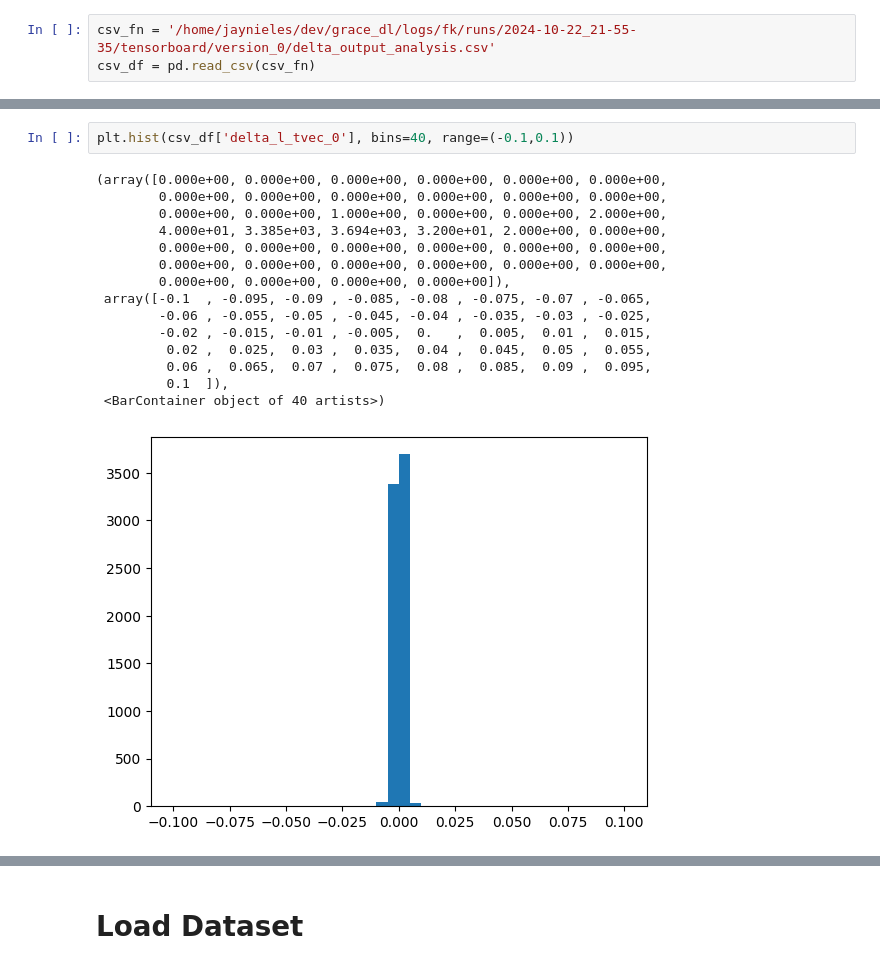
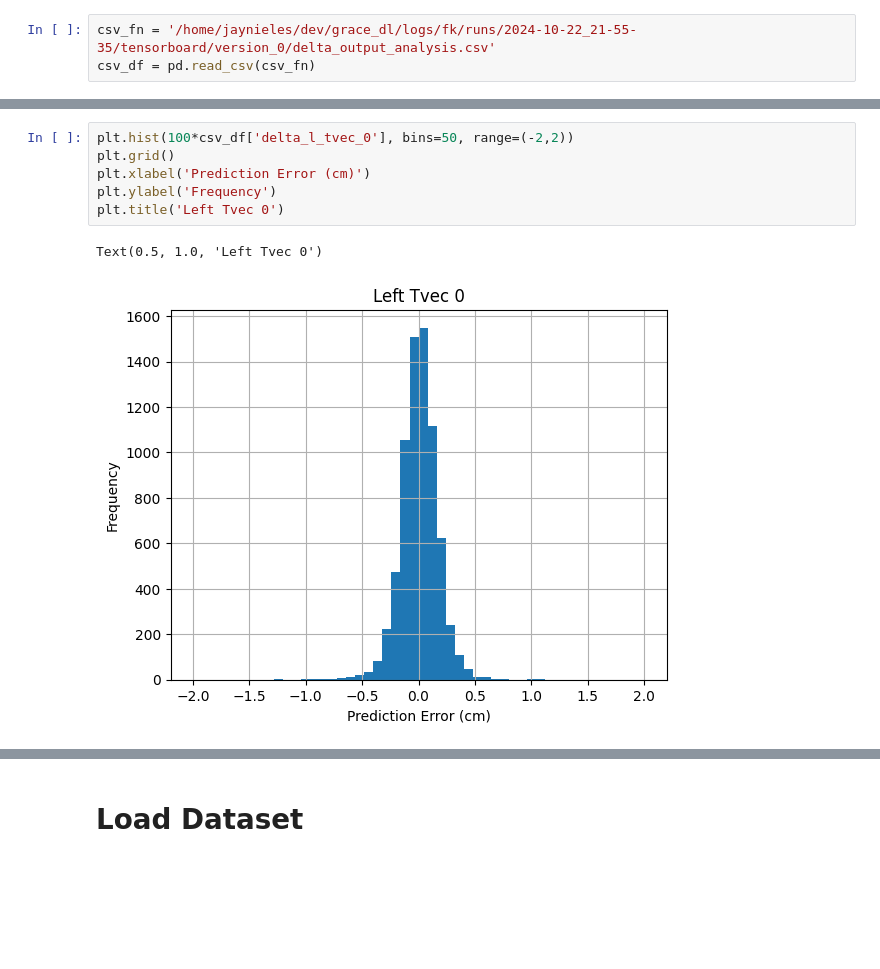
Before and after one commit to jpmnieles/grace_dl, a Jupyter notebook: notebooks/241020_ANN_Model_Evaluation.ipynb, the cells around one changed output, grey strips where cells are left out. Saved outputs shown, nothing was run; the diff lists cells and outputs as text; blank space fills up the shorter version.

```diff
--- a/notebooks/241020_ANN_Model_Evaluation.ipynb
+++ b/notebooks/241020_ANN_Model_Evaluation.ipynb
@@ -177,19 +180,10 @@ plt.hist(csv_df['delta_l_rvec_2'], bins=40, range=(-0.1,0.1))
 # %%
-plt.hist(csv_df['delta_l_tvec_0'], bins=40, range=(-0.1,0.1))
+plt.hist(100*csv_df['delta_l_tvec_0'], bins=50, range=(-2,2))
+plt.grid()
+plt.xlabel('Prediction Error (cm)')
+plt.ylabel('Frequency')
+plt.title('Left Tvec 0')
 # %% [output]
-(array([0.000e+00, 0.000e+00, 0.000e+00, 0.000e+00, 0.000e+00, 0.000e+00,
-        0.000e+00, 0.000e+00, 0.000e+00, 0.000e+00, 0.000e+00, 0.000e+00,
-        0.000e+00, 0.000e+00, 1.000e+00, 0.000e+00, 0.000e+00, 2.000e+00,
-        4.000e+01, 3.385e+03, 3.694e+03, 3.200e+01, 2.000e+00, 0.000e+00,
-        0.000e+00, 0.000e+00, 0.000e+00, 0.000e+00, 0.000e+00, 0.000e+00,
-        0.000e+00, 0.000e+00, 0.000e+00, 0.000e+00, 0.000e+00, 0.000e+00,
-        0.000e+00, 0.000e+00, 0.000e+00, 0.000e+00]),
- array([-0.1  , -0.095, -0.09 , -0.085, -0.08 , -0.075, -0.07 , -0.065,
-        -0.06 , -0.055, -0.05 , -0.045, -0.04 , -0.035, -0.03 , -0.025,
-        -0.02 , -0.015, -0.01 , -0.005,  0.   ,  0.005,  0.01 ,  0.015,
-         0.02 ,  0.025,  0.03 ,  0.035,  0.04 ,  0.045,  0.05 ,  0.055,
-         0.06 ,  0.065,  0.07 ,  0.075,  0.08 ,  0.085,  0.09 ,  0.095,
-         0.1  ]),
- <BarContainer object of 40 artists>)
+Text(0.5, 1.0, 'Left Tvec 0')
-[figure, old version]
+[figure, new version]
 # %%
```
Also changed, not shown: parts of 31 cells of this notebook.
